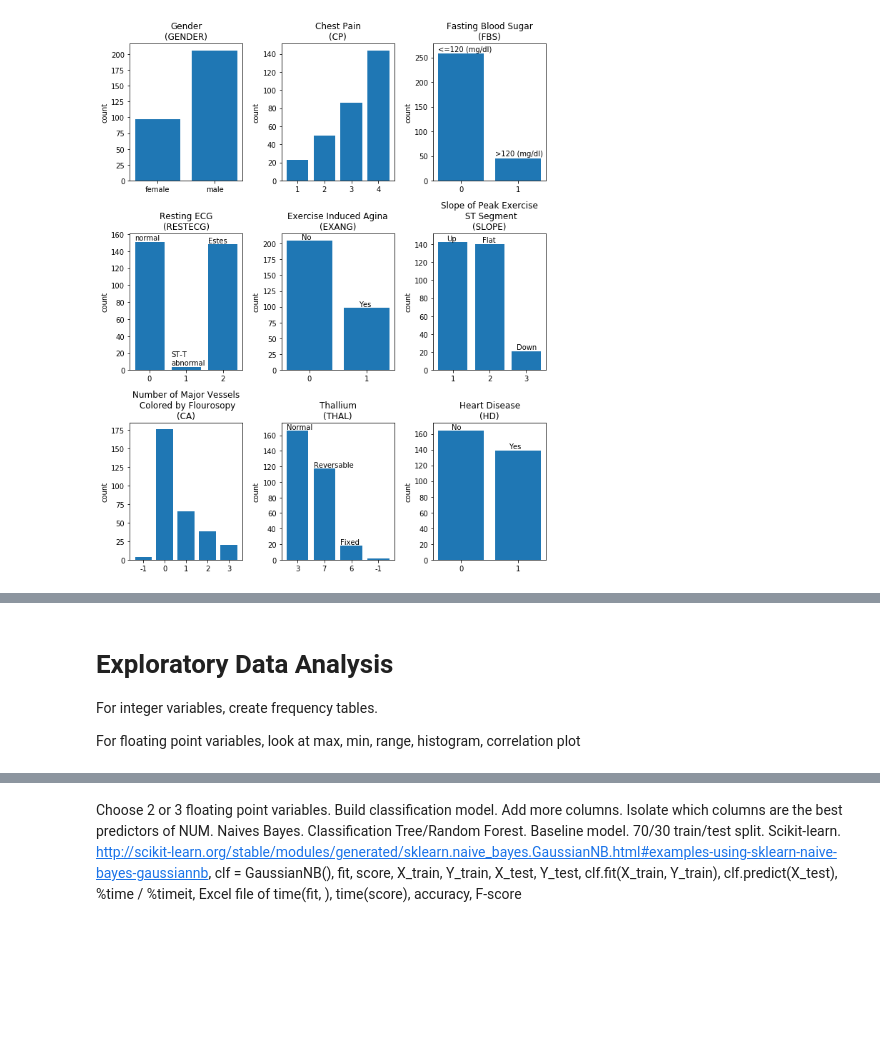
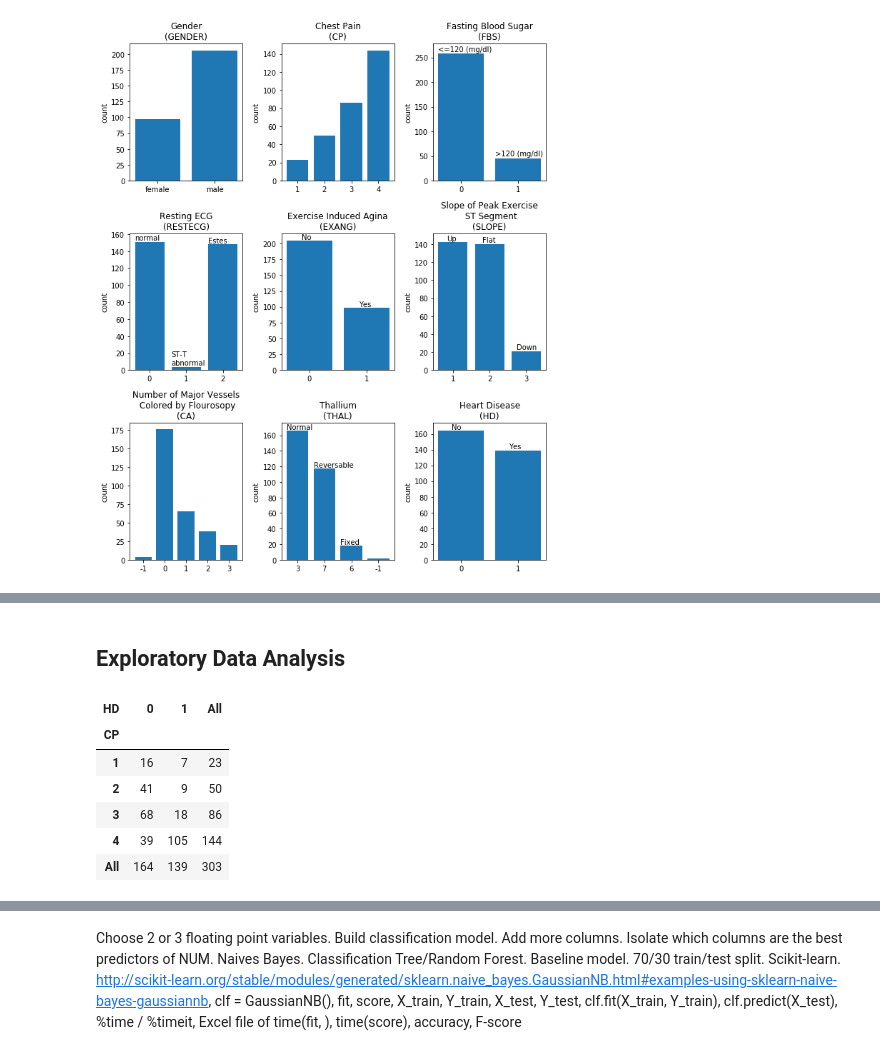
Before and after one commit to blubeck7/heart_disease, a Jupyter notebook: heart_disease.ipynb, the cells around one changed output, grey strips where cells are left out. Drawn from its saved outputs; the diff is of its cells as text; code cells hidden in the pictures; blank space fills up the shorter version.

```diff
--- a/heart_disease.ipynb
+++ b/heart_disease.ipynb
@@ -407,6 +378,2 @@ rect[0].get_width()
-# %% [markdown]
-# Exploratory Data Analysis
-
-For integer variables, create frequency tables.
-
-For floating point variables, look at max, min, range, histogram, correlation plot
+# %% [markdown]
+## Exploratory Data Analysis
@@ -412,0 +383,11 @@ For floating point variables, look at max, min, range, histogram, correlation pl
+# %%
+#Q1. How well does chest pain predict heart disease
+pd.crosstab(health_data.loc[:,"HD"],health_data.loc[:,"CP"], margins = True).T
+# %% [output]
+| HD | 0 | 1 | All |
+| CP |  |  |  |
+| 1 | 16 | 7 | 23 |
+| 2 | 41 | 9 | 50 |
+| 3 | 68 | 18 | 86 |
+| 4 | 39 | 105 | 144 |
+| All | 164 | 139 | 303 |
```
Also changed, not shown: parts of 18 cells of this notebook, 1 other file.
